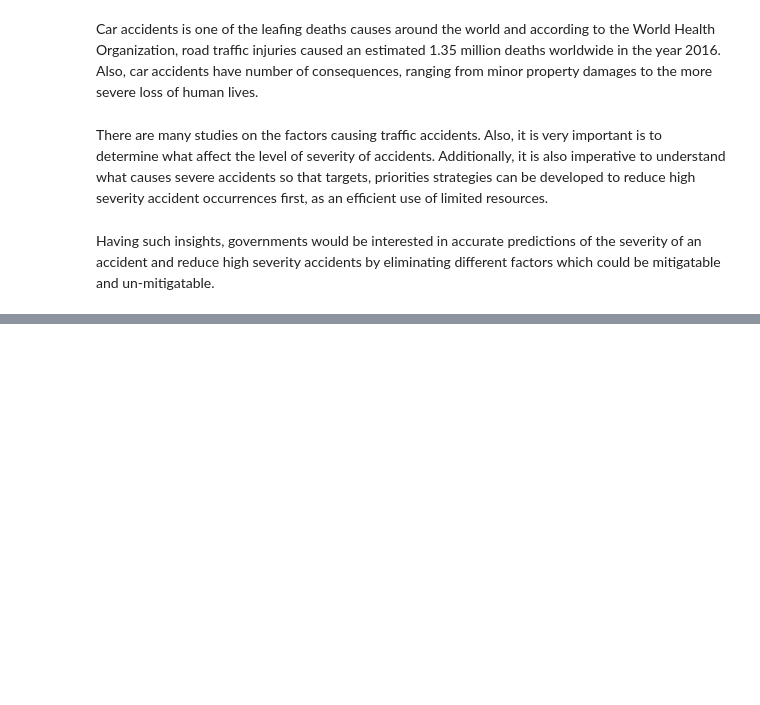
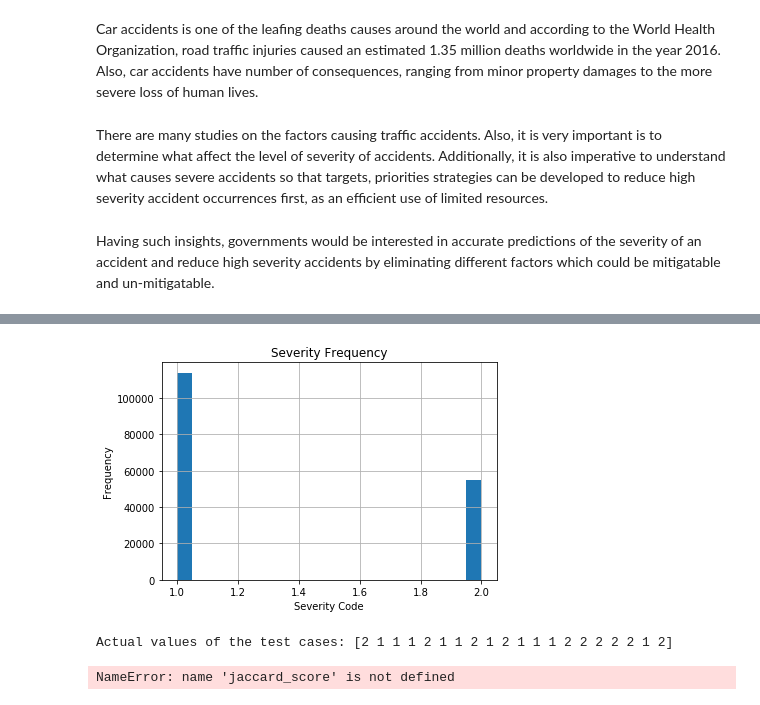
Before and after one commit to mutawah/coursera, a Jupyter notebook: Capstone Project - Car Accident Severity.ipynb, the cells around one changed output, grey strips where cells are left out. Cells and saved outputs as stored; diff of their text form; code cells hidden in the pictures; blank space fills up the shorter version.

```diff
--- a/Capstone Project - Car Accident Severity.ipynb
+++ b/Capstone Project - Car Accident Severity.ipynb
@@ -37,0 +76,14 @@ df.head(10)
+# %%
+df.hist(column='SEVERITYCODE', bins=20)
+plt.title("Severity Frequency")
+plt.xlabel("Severity Code")
+plt.ylabel("Frequency")
+plt.show()
+# %% [output]
+[figure, added]
+# %%
+X= df[["VEHCOUNT", "PERSONCOUNT", "SDOT_COLCODE", "SEGLANEKEY"]].values
+y = df["SEVERITYCODE"].values
+print("Actual values of the test cases: " + str(y[0:20]))
+# %% [output]
+Actual values of the test cases: [2 1 1 1 2 1 1 2 1 2 1 1 1 2 2 2 2 2 1 2]
@@ -37,0 +94,16 @@ df.head(10)
+# %%
+k_range = range(1, 10)
+accuracy_score = []
+for k in k_range:
+    KNN = KNeighborsClassifier(n_neighbors = k).fit(X_train, y_train)
+    # perform the test
+    y_hat = KNN.predict(X_test)
+    print("Test set Accuracy at K=", k, ": ", jaccard_score(y_test, knn_yhat))
+    accuracy_score.append(jaccard_score(y_test, y_hat))
+
+# plot the relationship between K and testing accuracy
+plt.plot(k_range, accuracy_score)
+plt.xlabel('Value of K for KNN')
+plt.ylabel('Testing Accuracy')
+# %% [output]
+NameError: name 'jaccard_score' is not defined
```
Also changed, not shown: parts of 17 cells of this notebook.
